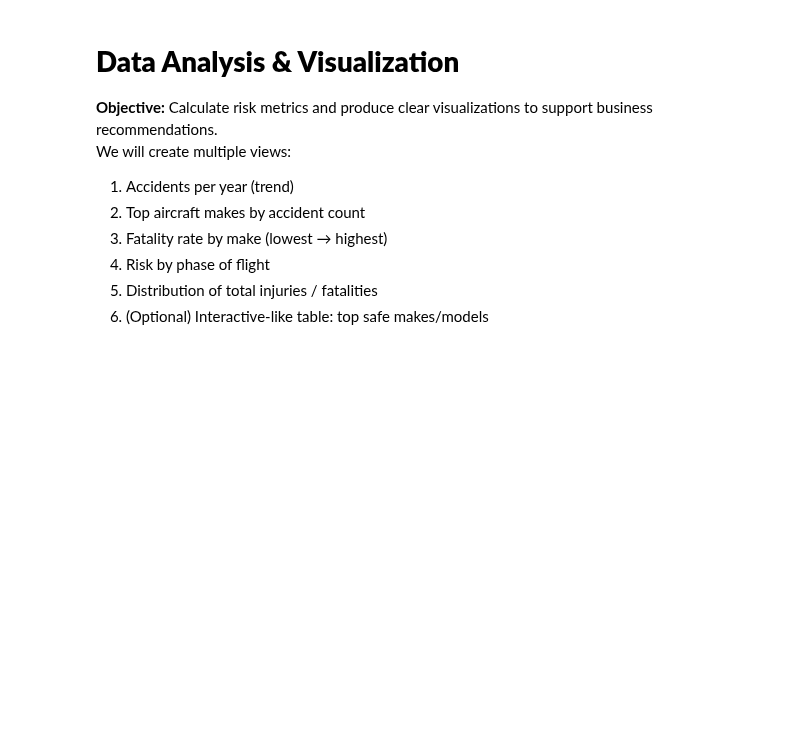
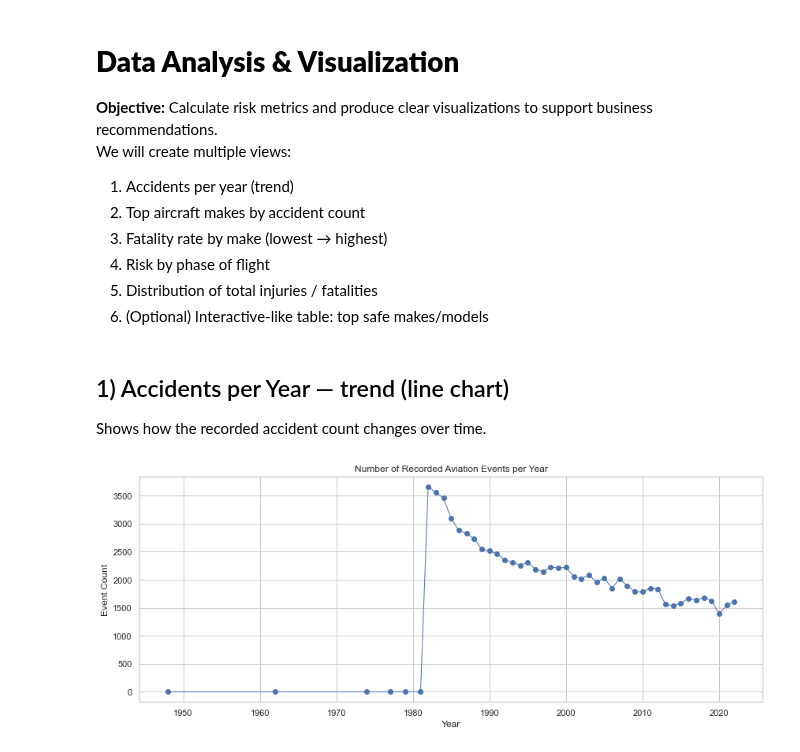
Before and after one commit to ivy35/Phase1_Project, a Jupyter notebook: notebooks/Untitled-aviation.ipynb, the cells around one changed output. Drawn from its saved outputs; the diff is of its cells as text; code cells hidden in the pictures; blank space fills up the shorter version.

Commit message:
add accidents per year

```diff
--- a/notebooks/Untitled-aviation.ipynb
+++ b/notebooks/Untitled-aviation.ipynb
@@ -207,0 +210,17 @@ The main goals of this step are to:
+# %%
+#stripping whitespace from column names
+df.columns = df.columns.str.strip()
+# Renaming columns to remove spaces and special characters
+df.columns = df.columns.str.replace(' ', '_').str.replace('.', '_').str.replace('-', '_').str.replace('/', '_')
+# %%
+# Convert the Event.Date column to datetime
+df['Event.Date'] = pd.to_datetime(df['Event.Date'], errors='coerce')
+
+# Create a Year column
+df['Year'] = df['Event.Date'].dt.year
+
+# Count the number of events per year
+year_counts = df.dropna(subset=['Year']).groupby('Year').size()
+
+# Display first few results
+print(year_counts.head())
@@ -330,3 +357,19 @@ import seaborn as sns
 # Make plots look nicer
 sns.set(style="whitegrid")
 plt.rcParams.update({"figure.figsize": (10,6), "font.size": 12})
+# %% [markdown]
+## 1) Accidents per Year — trend (line chart)
+Shows how the recorded accident count changes over time.
+# %%
+# Count events per year (drop NaN years)
+year_counts = df.dropna(subset=['Year']).groupby('Year').size()
+
+plt.figure(figsize=(12,5))
+plt.plot(year_counts.index, year_counts.values, marker='o', linewidth=1)
+plt.title("Number of Recorded Aviation Events per Year")
+plt.xlabel("Year")
+plt.ylabel("Event Count")
+plt.tight_layout()
+plt.show()
+# %% [output]
+[figure, added]
```
Also changed, not shown: parts of 3 cells of this notebook.
